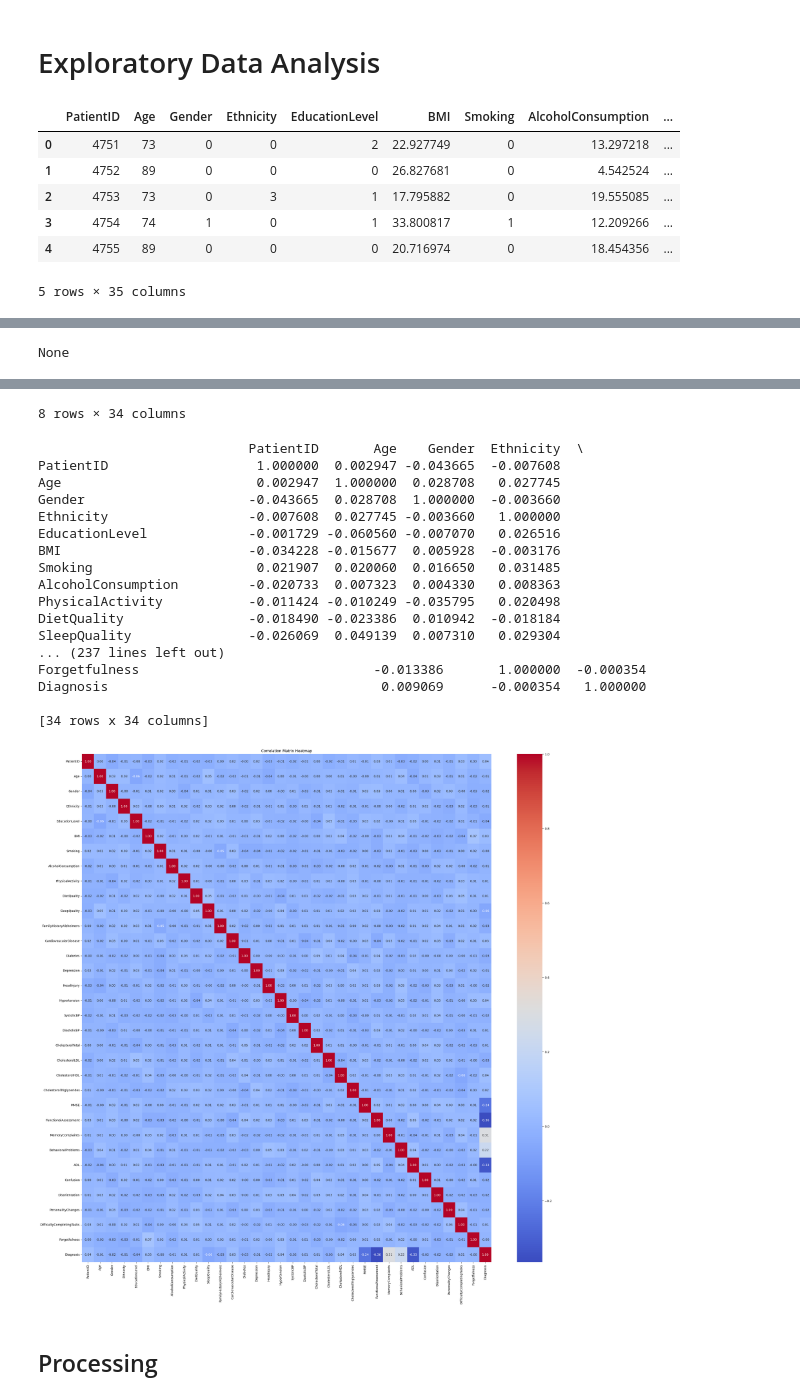
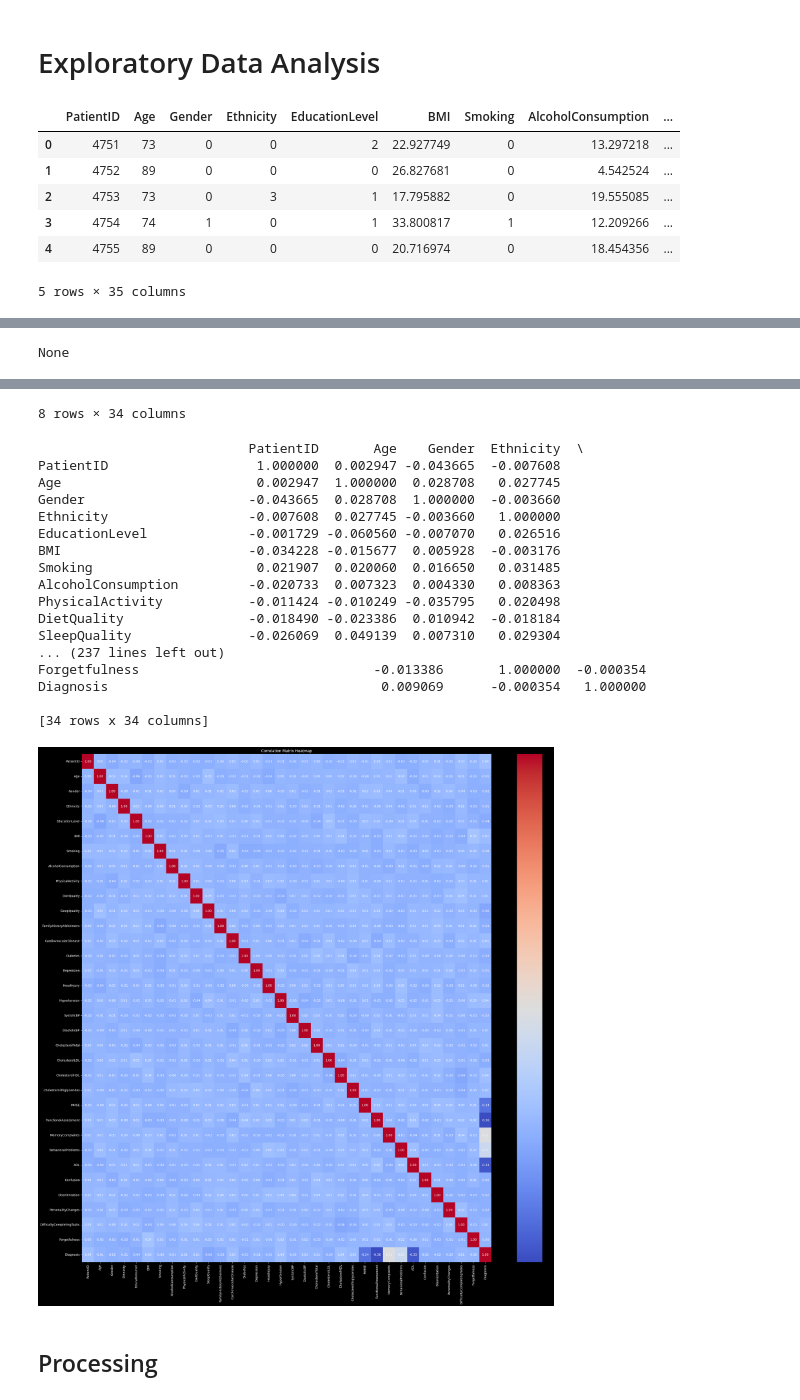
Before and after one commit to Spakshots/NeuroCurve, a Jupyter notebook: NeuroPy/visualization.ipynb, the cells around one changed output, grey strips where cells are left out. Drawn from its saved outputs; the diff is of its cells as text; code cells hidden in the pictures.

Commit message:
all graphs pretty

```diff
--- a/NeuroPy/visualization.ipynb
+++ b/NeuroPy/visualization.ipynb
@@ -35,18 +35,27 @@ torch.backends.cudnn.benchmark = False
 # %%
 os.chdir('..')
 NeuroCurveOG = pd.read_csv("CSV/alzheimers_disease_data.csv")
+os.chdir('NeuroPy')
 display(NeuroCurveOG.head())
 display(NeuroCurveOG.info())
 display(NeuroCurveOG.describe()) #Look at dataframe
 NeuroCurveOG_numeric = NeuroCurveOG.select_dtypes(include=['number'])
 corr_matrix = NeuroCurveOG_numeric.corr() #create correlation matrix
 print(corr_matrix)
-plt.figure(figsize=(30, 30))
-sns.heatmap(corr_matrix, annot=True, fmt=".2f", cmap='coolwarm')
-plt.title('Correlation Matrix Heatmap')
+plt.figure(figsize=(30, 30), facecolor='black')
+plt.title("Correlation Matrix Heatmap", color="white")
+sns.heatmap(corr_matrix, annot=True, fmt=".2f", cmap='coolwarm', annot_kws={"color": "white"})
+
+ax = plt.gca()
+
+for spine in ax.spines.values():
+    spine.set_linewidth(2.5)
+    spine.set_color('white')
+
+    ax.tick_params(axis='x', colors='white')
+    ax.tick_params(axis='y', colors='white')
+
 plt.show()
-NeuroCurveOG.isnull().sum() #check for nulls
-os.chdir('NeuroPy')
 # %% [output]
 |  | PatientID | Age | Gender | Ethnicity | EducationLevel | BMI | Smoking | AlcoholConsumption | ... |
 | 0 | 4751 | 73 | 0 | 0 | 2 | 22.927749 | 0 | 13.297218 | ... |
@@ -73,34 +82,34 @@ Data columns (total 35 columns):
 dtypes: float64(12), int64(22), object(1)
 memory usage: 587.7+ KB
 None
 |  | PatientID | Age | Gender | Ethnicity | EducationLevel | BMI | Smoking | AlcoholConsumption | ... |
 | count | 2149.000000 | 2149.000000 | 2149.000000 | 2149.000000 | 2149.000000 | 2149.000000 | 2149.000000 | 2149.000000 | ... |
 | mean | 5825.000000 | 74.908795 | 0.506282 | 0.697534 | 1.286645 | 27.655697 | 0.288506 | 10.039442 | ... |
 | std | 620.507185 | 8.990221 | 0.500077 | 0.996128 | 0.904527 | 7.217438 | 0.453173 | 5.757910 | ... |
 | min | 4751.000000 | 60.000000 | 0.000000 | 0.000000 | 0.000000 | 15.008851 | 0.000000 | 0.002003 | ... |
 | 25% | 5288.000000 | 67.000000 | 0.000000 | 0.000000 | 1.000000 | 21.611408 | 0.000000 | 5.139810 | ... |
 | 50% | 5825.000000 | 75.000000 | 1.000000 | 0.000000 | 1.000000 | 27.823924 | 0.000000 | 9.934412 | ... |
 | 75% | 6362.000000 | 83.000000 | 1.000000 | 1.000000 | 2.000000 | 33.869778 | 1.000000 | 15.157931 | ... |
 | max | 6899.000000 | 90.000000 | 1.000000 | 3.000000 | 3.000000 | 39.992767 | 1.000000 | 19.989293 | ... |
 8 rows × 34 columns
                            PatientID       Age    Gender  Ethnicity  \
 PatientID                   1.000000  0.002947 -0.043665  -0.007608
 Age                         0.002947  1.000000  0.028708   0.027745
 Gender                     -0.043665  0.028708  1.000000  -0.003660
 Ethnicity                  -0.007608  0.027745 -0.003660   1.000000
 EducationLevel             -0.001729 -0.060560 -0.007070   0.026516
 BMI                        -0.034228 -0.015677  0.005928  -0.003176
 Smoking                     0.021907  0.020060  0.016650   0.031485
 AlcoholConsumption         -0.020733  0.007323  0.004330   0.008363
 PhysicalActivity           -0.011424 -0.010249 -0.035795   0.020498
 DietQuality                -0.018490 -0.023386  0.010942  -0.018184
 SleepQuality               -0.026069  0.049139  0.007310   0.029304
 ... (237 lines left out)
 Forgetfulness                              -0.013386       1.000000  -0.000354
 Diagnosis                                   0.009069      -0.000354   1.000000
 
 [34 rows x 34 columns]
-[figure, old version]
+[figure, new version]
 # %% [markdown]
 ## Processing
 # %%
```
Also changed, not shown: parts of 2 cells of this notebook.
